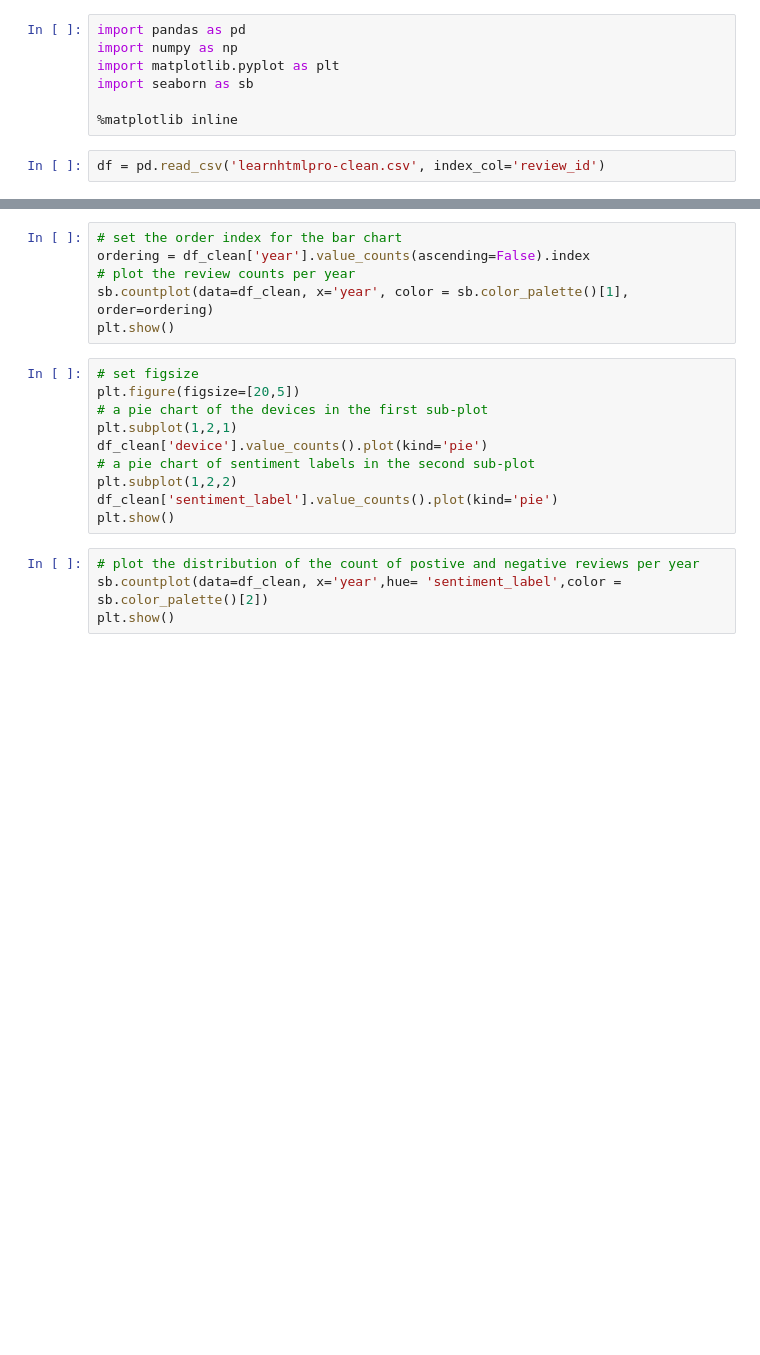
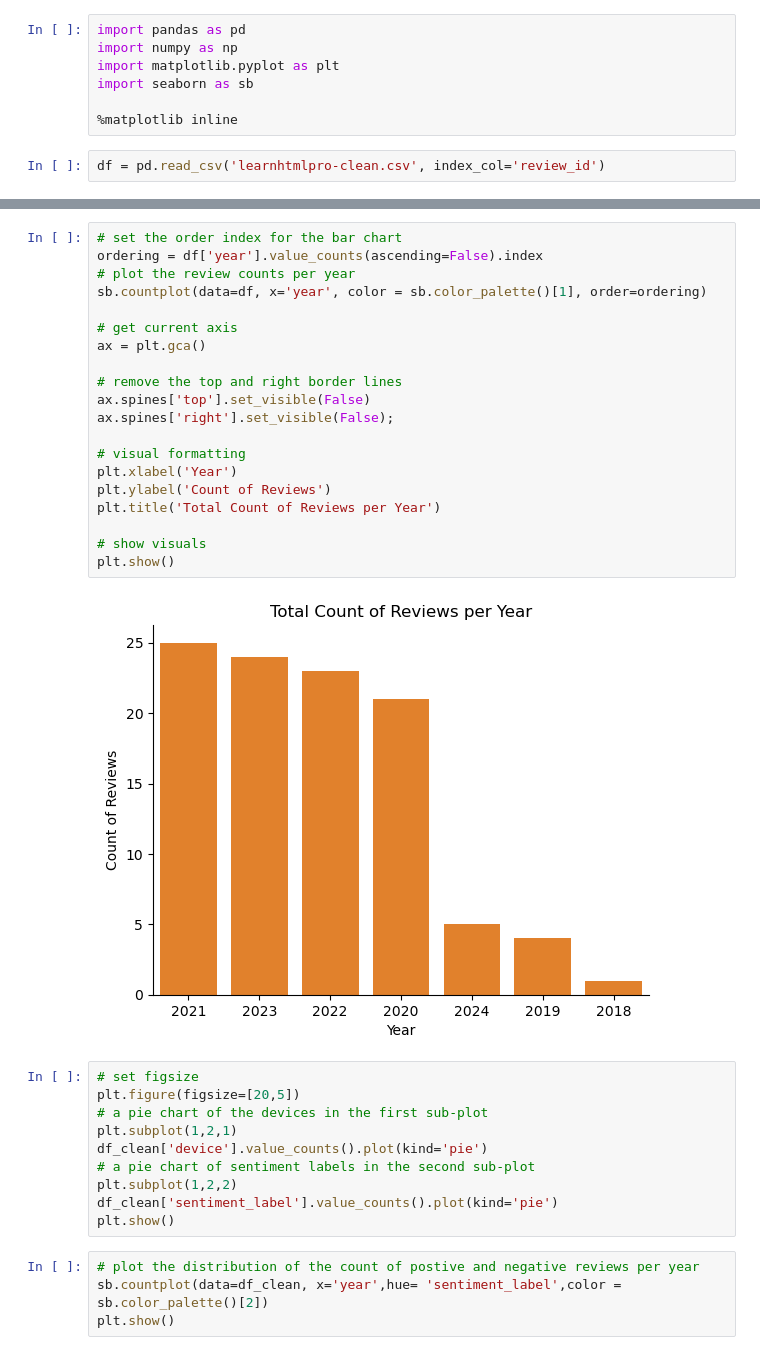
Before and after one commit to ahamzah003/webscrape, a Jupyter notebook: playstore/results.ipynb, the cells around one changed output, grey strips where cells are left out. Saved outputs shown, nothing was run; the diff lists cells and outputs as text; blank space fills up the shorter version.

```diff
--- a/playstore/results.ipynb
+++ b/playstore/results.ipynb
@@ -57,9 +79,25 @@ plt.show()
 # %%
 # set the order index for the bar chart
-ordering = df_clean['year'].value_counts(ascending=False).index
+ordering = df['year'].value_counts(ascending=False).index
 # plot the review counts per year
-sb.countplot(data=df_clean, x='year', color = sb.color_palette()[1], order=ordering)
+sb.countplot(data=df, x='year', color = sb.color_palette()[1], order=ordering)
+
+# get current axis
+ax = plt.gca()
+
+# remove the top and right border lines
+ax.spines['top'].set_visible(False)
+ax.spines['right'].set_visible(False);
+
+# visual formatting
+plt.xlabel('Year')
+plt.ylabel('Count of Reviews')
+plt.title('Total Count of Reviews per Year')
+
+# show visuals
 plt.show()
+# %% [output]
+[figure, added]
 # %%
 # set figsize
 plt.figure(figsize=[20,5])
```
Also changed, not shown: parts of 5 cells of this notebook.
